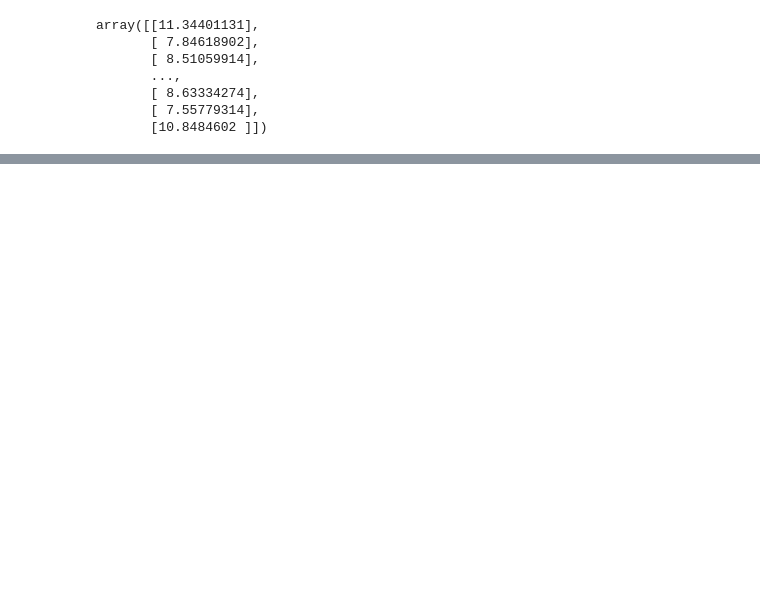
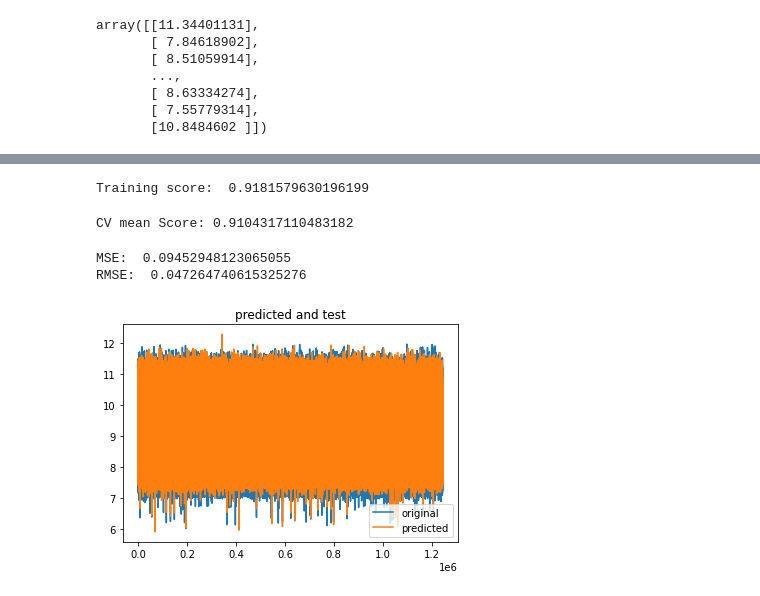
Before and after one commit to sonalS2210/mechademy-hiring-challenge, a Jupyter notebook: data_enegineering.ipynb, the cells around one changed output, grey strips where cells are left out. Saved outputs shown, nothing was run; the diff lists cells and outputs as text; code cells hidden in the pictures; blank space fills up the shorter version.

```diff
--- a/data_enegineering.ipynb
+++ b/data_enegineering.ipynb
@@ -451,0 +510,5 @@ TypeError: __init__() got an unexpected keyword argument 'solver'
+# %%
+## Importing Ridge regression library
+from sklearn.linear_model import Ridge
+ridge = Ridge(alpha=0.5)
+ridge.fit(X_train,y_train)
@@ -451,0 +540,8 @@ TypeError: __init__() got an unexpected keyword argument 'solver'
+# %%
+# XGBoost
+
+from xgboost import XGBRegressor
+from sklearn.model_selection import cross_val_score
+
+xgbr = XGBRegressor(verbosity = 0)
+print(xgbr)
@@ -451,0 +560,28 @@ TypeError: __init__() got an unexpected keyword argument 'solver'
+# %%
+xgbr.fit(X_train, y_train)
+score = xgbr.score(X_train, y_train)
+print("Training score: ", score)
+# %% [output]
+Training score:  0.9181579630196199
+# %%
+cv_score = cross_val_score(xgbr, X_train,y_train,cv=4)
+print("CV mean Score:", cv_score.mean())
+# %% [output]
+CV mean Score: 0.9104317110483182
+# %%
+y_pred_xgb = xgbr.predict(X_test)
+mse = mean_squared_error(y_test, y_pred_xgb)
+print("MSE: ", mse)
+print("RMSE: ", mse*(1/2.0))
+# %% [output]
+MSE:  0.09452948123065055
+RMSE:  0.047264740615325276
+# %%
+x_ax = range(len(y_test))
+plt.plot(x_ax,y_test,label="original")
+plt.plot(x_ax, y_pred_xgb, label="predicted")
+plt.title("predicted and test")
+plt.legend()
+plt.show()
+# %% [output]
+[figure, added]
```
Also changed, not shown: parts of 79 cells of this notebook, 1 other file.
